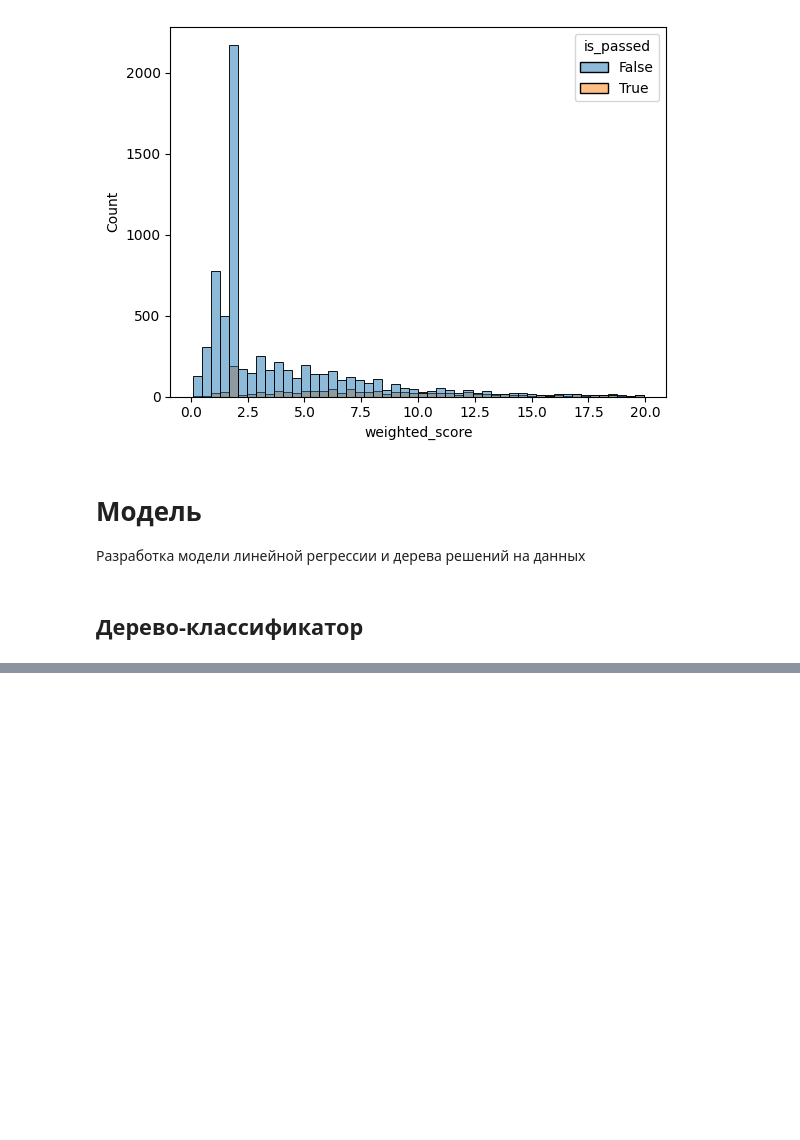
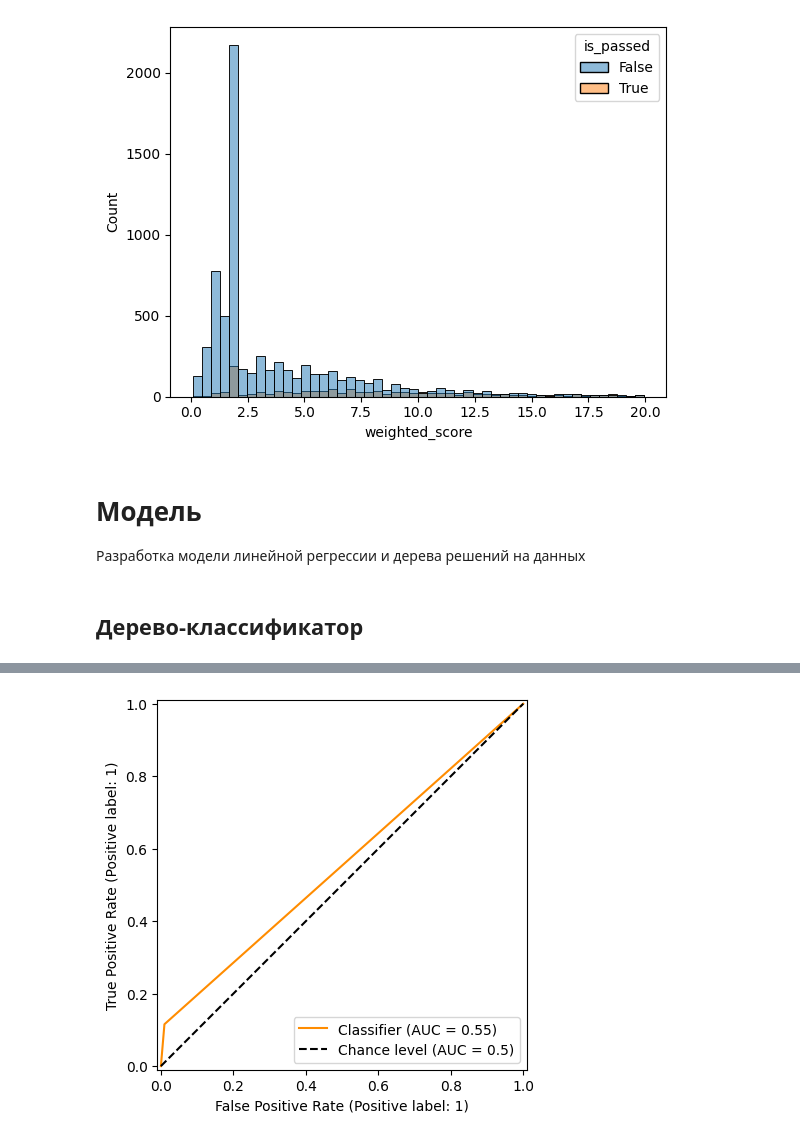
Before and after one commit to PigStep/Stepic-R-course-analitycs, a Jupyter notebook: main/main.ipynb, the cells around one changed output, grey strips where cells are left out. Drawn from its saved outputs; the diff is of its cells as text; code cells hidden in the pictures; blank space fills up the shorter version.

```diff
--- a/main/main.ipynb
+++ b/main/main.ipynb
@@ -308,0 +314,6 @@ plt.show()
+# %%
+predicted = best_tree.predict(X_test)
+# %%
+roc_curve = metrics.RocCurveDisplay.from_predictions(y_test, predicted, color="darkorange",plot_chance_level=True,)
+# %% [output]
+[figure, added]
```
Also changed, not shown: parts of 5 cells of this notebook.
